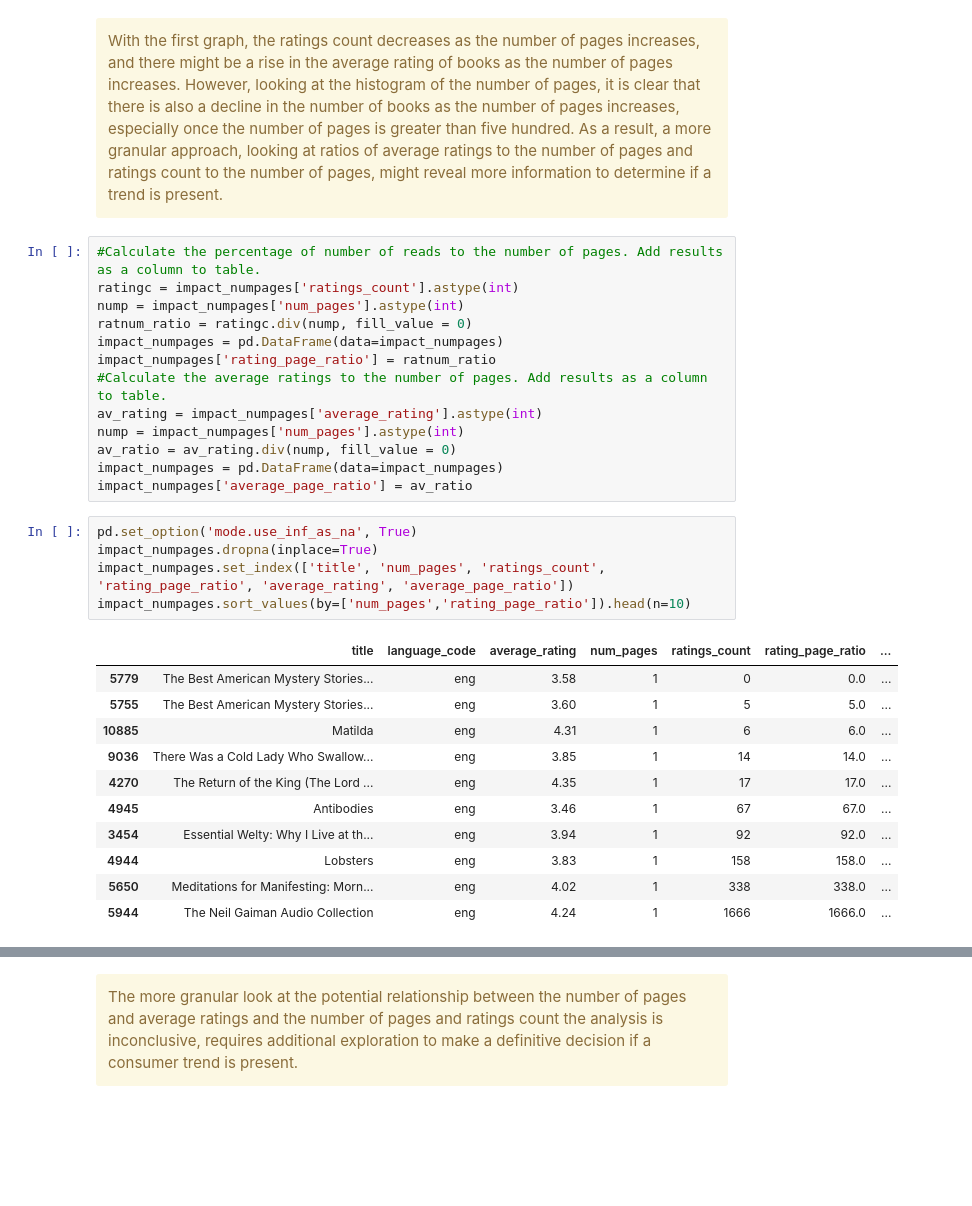
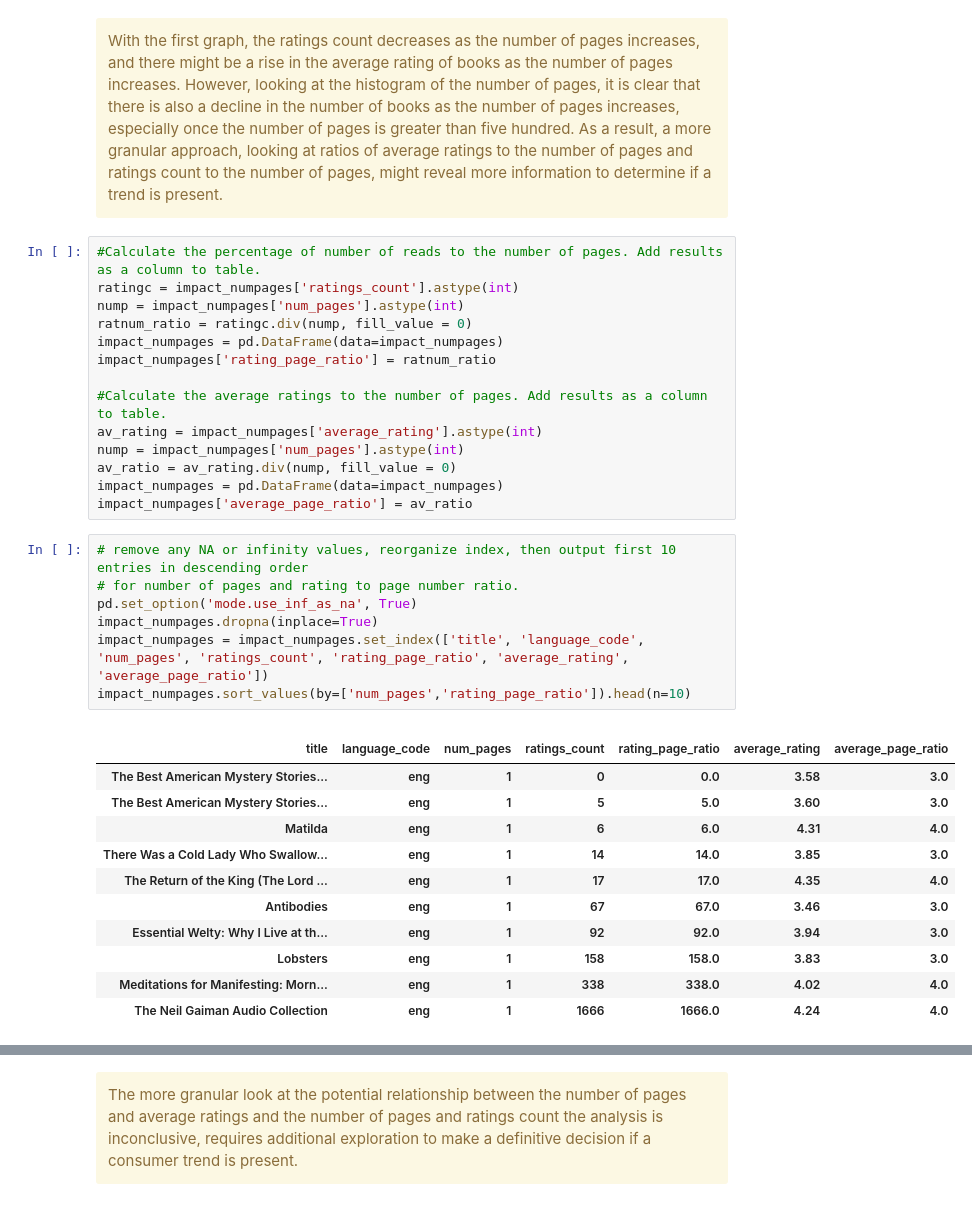
Before and after one commit to jason-nero/DSCI_235_Final_Project, a Jupyter notebook: Final_Project_Goodreads_Analysis_JN.ipynb, the cells around one changed output, grey strips where cells are left out. Saved outputs shown, nothing was run; the diff lists cells and outputs as text; blank space fills up the shorter version.

```diff
--- a/Final_Project_Goodreads_Analysis_JN.ipynb
+++ b/Final_Project_Goodreads_Analysis_JN.ipynb
@@ -254,6 +251,7 @@ nump = impact_numpages['num_pages'].astype(int)
 ratnum_ratio = ratingc.div(nump, fill_value = 0)
 impact_numpages = pd.DataFrame(data=impact_numpages)
 impact_numpages['rating_page_ratio'] = ratnum_ratio
+
 #Calculate the average ratings to the number of pages. Add results as a column to table.
 av_rating = impact_numpages['average_rating'].astype(int)
 nump = impact_numpages['num_pages'].astype(int)
@@ -261,19 +259,22 @@ av_ratio = av_rating.div(nump, fill_value = 0)
 impact_numpages = pd.DataFrame(data=impact_numpages)
 impact_numpages['average_page_ratio'] = av_ratio
 # %%
+# remove any NA or infinity values, reorganize index, then output first 10 entries in descending order
+# for number of pages and rating to page number ratio.
 pd.set_option('mode.use_inf_as_na', True)
 impact_numpages.dropna(inplace=True)
-impact_numpages.set_index(['title', 'num_pages', 'ratings_count', 'rating_page_ratio', 'average_rating', 'average_page_ratio'])
+impact_numpages = impact_numpages.set_index(['title', 'language_code', 'num_pages', 'ratings_count', 'rating_page_ratio', 'average_rating', 'average_page_ratio'])
 impact_numpages.sort_values(by=['num_pages','rating_page_ratio']).head(n=10)
 # %% [output]
-|  | title | language_code | average_rating | num_pages | ratings_count | rating_page_ratio | ... |
-| 5779 | The Best American Mystery Stories... | eng | 3.58 | 1 | 0 | 0.0 | ... |
-| 5755 | The Best American Mystery Stories... | eng | 3.60 | 1 | 5 | 5.0 | ... |
-| 10885 | Matilda | eng | 4.31 | 1 | 6 | 6.0 | ... |
-| 9036 | There Was a Cold Lady Who Swallow... | eng | 3.85 | 1 | 14 | 14.0 | ... |
-| 4270 | The Return of the King (The Lord ... | eng | 4.35 | 1 | 17 | 17.0 | ... |
-| 4945 | Antibodies | eng | 3.46 | 1 | 67 | 67.0 | ... |
-| 3454 | Essential Welty: Why I Live at th... | eng | 3.94 | 1 | 92 | 92.0 | ... |
-| 4944 | Lobsters | eng | 3.83 | 1 | 158 | 158.0 | ... |
-| 5650 | Meditations for Manifesting: Morn... | eng | 4.02 | 1 | 338 | 338.0 | ... |
-| 5944 | The Neil Gaiman Audio Collection | eng | 4.24 | 1 | 1666 | 1666.0 | ... |
+|  |  |  |  |  |  |  |
+| title | language_code | num_pages | ratings_count | rating_page_ratio | average_rating | average_page_ratio |
+| The Best American Mystery Stories... | eng | 1 | 0 | 0.0 | 3.58 | 3.0 |
+| The Best American Mystery Stories... | eng | 1 | 5 | 5.0 | 3.60 | 3.0 |
+| Matilda | eng | 1 | 6 | 6.0 | 4.31 | 4.0 |
+| There Was a Cold Lady Who Swallow... | eng | 1 | 14 | 14.0 | 3.85 | 3.0 |
+| The Return of the King (The Lord ... | eng | 1 | 17 | 17.0 | 4.35 | 4.0 |
+| Antibodies | eng | 1 | 67 | 67.0 | 3.46 | 3.0 |
+| Essential Welty: Why I Live at th... | eng | 1 | 92 | 92.0 | 3.94 | 3.0 |
+| Lobsters | eng | 1 | 158 | 158.0 | 3.83 | 3.0 |
+| Meditations for Manifesting: Morn... | eng | 1 | 338 | 338.0 | 4.02 | 4.0 |
+| The Neil Gaiman Audio Collection | eng | 1 | 1666 | 1666.0 | 4.24 | 4.0 |
```
Also changed, not shown: parts of 19 cells of this notebook.
